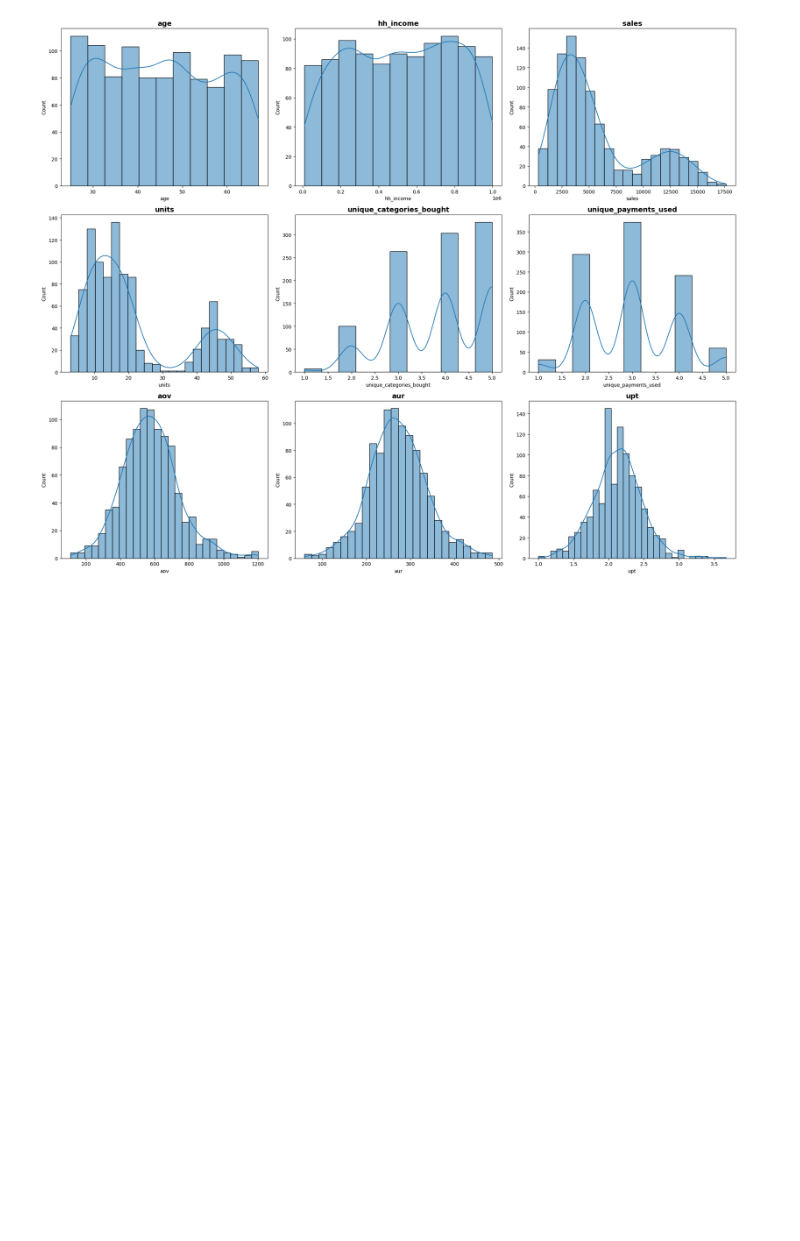
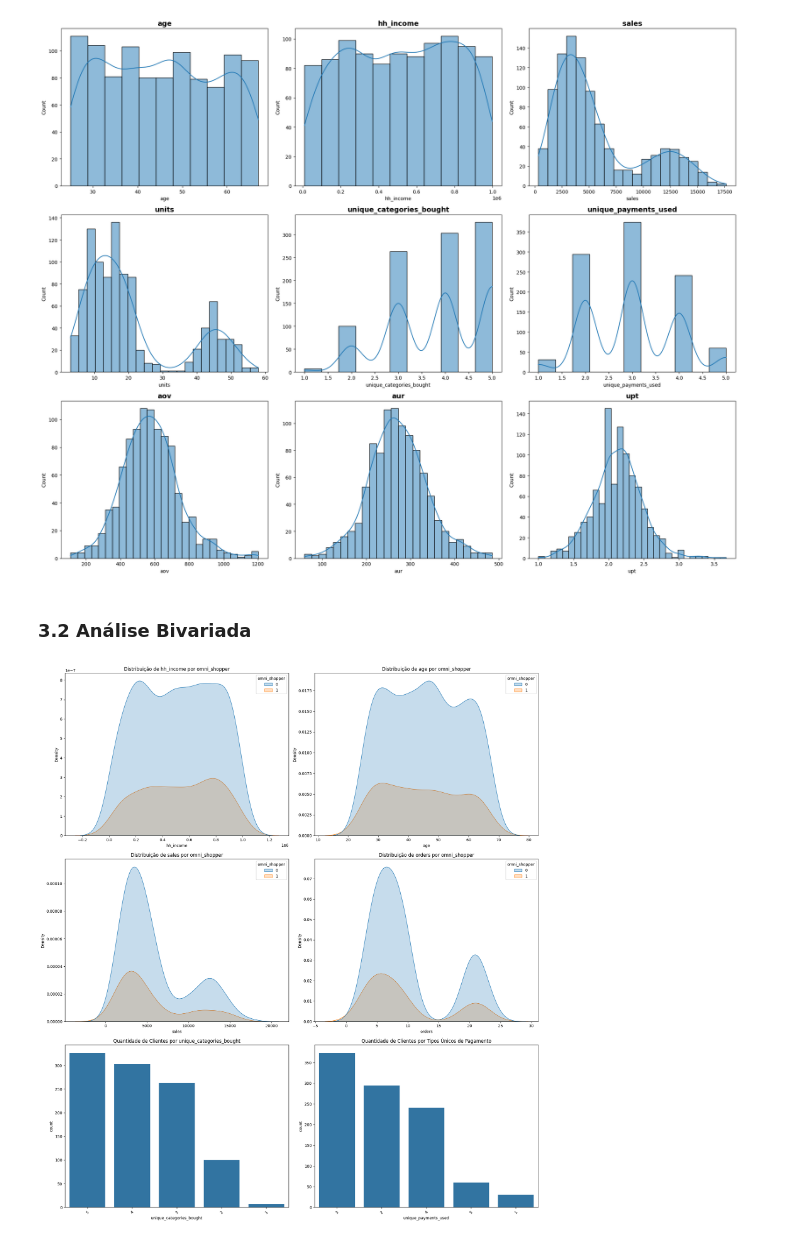
Before and after one commit to samantasobral/pa_projeto_integrador_3, a Jupyter notebook: notebooks/pa_projeto_integrador_3.ipynb, the cells around one changed output. Saved outputs shown, nothing was run; the diff lists cells and outputs as text; code cells hidden in the pictures; blank space fills up the shorter version.

Commit message:
análise bivariada

```diff
--- a/notebooks/pa_projeto_integrador_3.ipynb
+++ b/notebooks/pa_projeto_integrador_3.ipynb
@@ -194,3 +194,40 @@ plt.tight_layout()
 plt.show()
 # %% [output]
 [figure]
+# %% [markdown]
+### 3.2 Análise Bivariada
+# %%
+#Ajuste do tamanho da figura
+fig, axes = plt.subplots(3,2, figsize= (18,20))
+
+# 1.Gráfico de Dispersão da renda por omni_shopper
+sns.kdeplot(data=df3, x='hh_income', hue='omni_shopper', fill=True, ax=axes[0,0])
+axes[0,0].set_title('Distribuição de hh_income por omni_shopper')
+
+# 2.Gráfico de Dispersão da idade por omni_shopper
+sns.kdeplot(data=df3, x='age', hue='omni_shopper', fill=True, ax=axes[0,1])
+axes[0,1].set_title('Distribuição de age por omni_shopper')
+
+# 3.Gráfico de Dispersão do gasto por omni_shopper
+sns.kdeplot(data=df3, x='sales', hue='omni_shopper', fill=True, ax=axes[1,0])
+axes[1,0].set_title('Distribuição de sales por omni_shopper')
+
+# 4.Gráfico de Dispersão das ordens por omni_shopper
+sns.kdeplot(data=df3, x='orders', hue='omni_shopper', fill=True, ax=axes[1,1])
+axes[1,1].set_title('Distribuição de orders por omni_shopper')
+
+# 5.Gráfico de barras: quantidade de clientes por unique_categories_bought
+sns.countplot(data=df3, x='unique_categories_bought', order=df3['unique_categories_bought'].value_counts().index, ax=axes[2,0])
+axes[2,0].set_title('Quantidade de Clientes por unique_categories_bought')
+axes[2,0].tick_params(axis='x', rotation=45)
+
+# 6.Gráfico de barras: quantidade de clientes por estado civil
+sns.countplot(data=df3, x='unique_payments_used', order=df3['unique_payments_used'].value_counts().index, ax=axes[2,1])
+axes[2,1].set_title('Quantidade de Clientes por Tipos Únicos de Pagamento')
+axes[2,1].tick_params(axis='x', rotation=45)
+
+#Ajuste de layout
+plt.tight_layout()
+plt.show()
+# %% [output]
+[figure, added]
```
